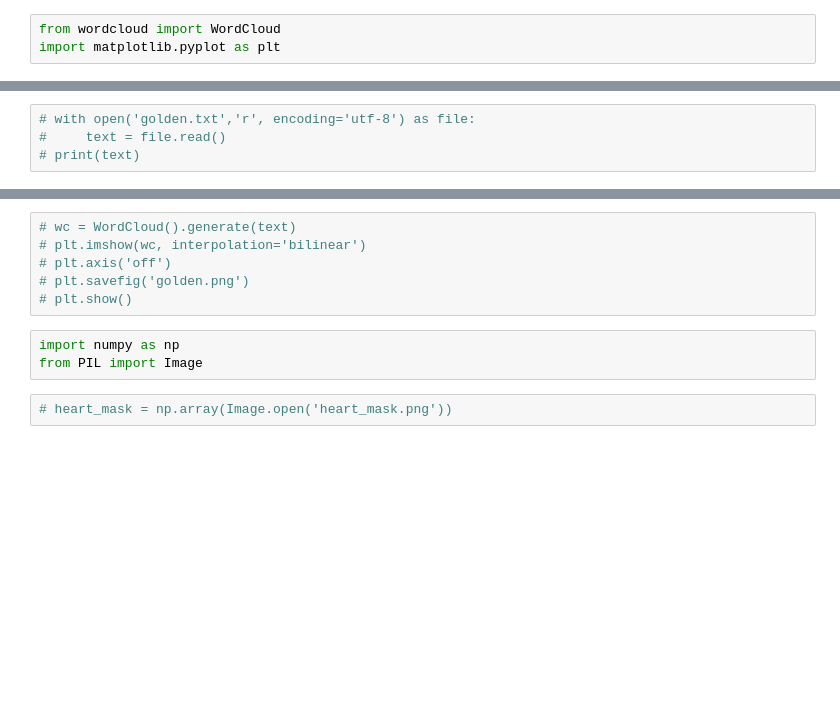
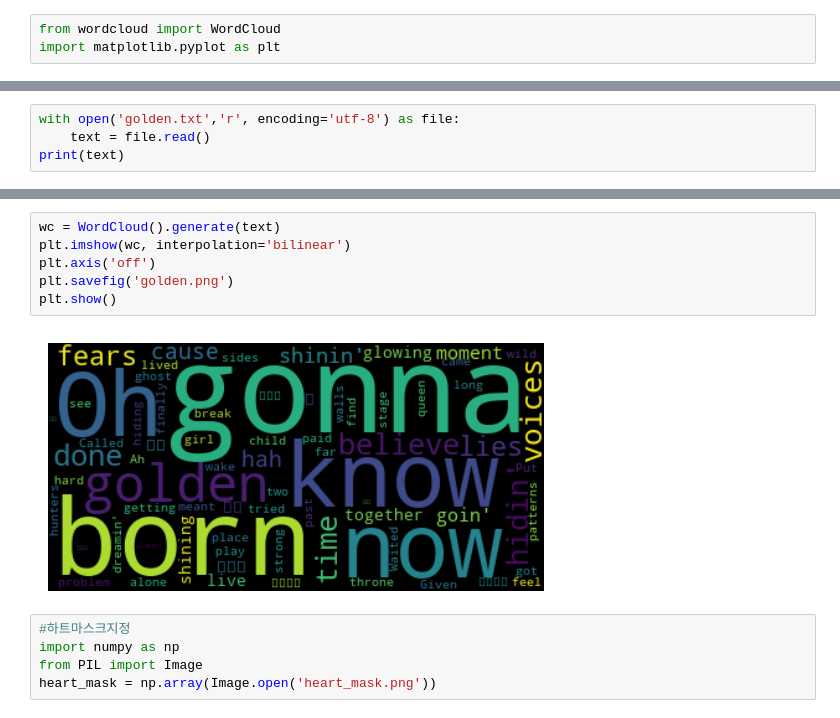
Before and after one commit to Annie-KMoon/pythonproject, a Jupyter notebook: 04.데이터시각화/PROJECT/04.워드클라우드/워드클라우드.ipynb, the cells around one changed output, grey strips where cells are left out. Drawn from its saved outputs; the diff is of its cells as text; blank space fills up the shorter version.

```diff
--- a/04.데이터시각화/PROJECT/04.워드클라우드/워드클라우드.ipynb
+++ b/04.데이터시각화/PROJECT/04.워드클라우드/워드클라우드.ipynb
@@ -25,4 +65,4 @@ import matplotlib.pyplot as plt
 # %%
-# with open('golden.txt','r', encoding='utf-8') as file:
-#     text = file.read()
-# print(text)
+with open('golden.txt','r', encoding='utf-8') as file:
+    text = file.read()
+print(text)
@@ -29,12 +87,14 @@ import matplotlib.pyplot as plt
 # %%
-# wc = WordCloud().generate(text)
-# plt.imshow(wc, interpolation='bilinear')
-# plt.axis('off')
-# plt.savefig('golden.png')
-# plt.show()
+wc = WordCloud().generate(text)
+plt.imshow(wc, interpolation='bilinear')
+plt.axis('off')
+plt.savefig('golden.png')
+plt.show()
+# %% [output]
+[figure, added]
 # %%
+#하트마스크지정
 import numpy as np
 from PIL import Image
+heart_mask = np.array(Image.open('heart_mask.png'))
-# %%
-# heart_mask = np.array(Image.open('heart_mask.png'))
 # %%
```
Also changed, not shown: parts of 16 cells of this notebook, 16 other files.
